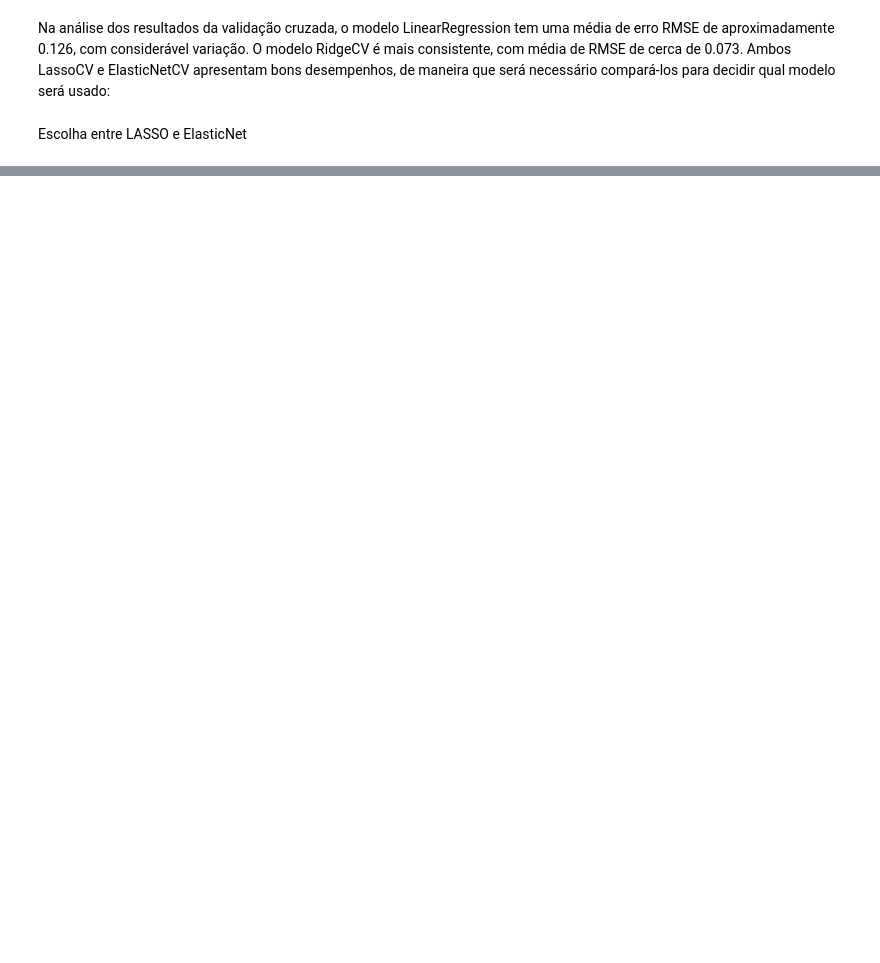
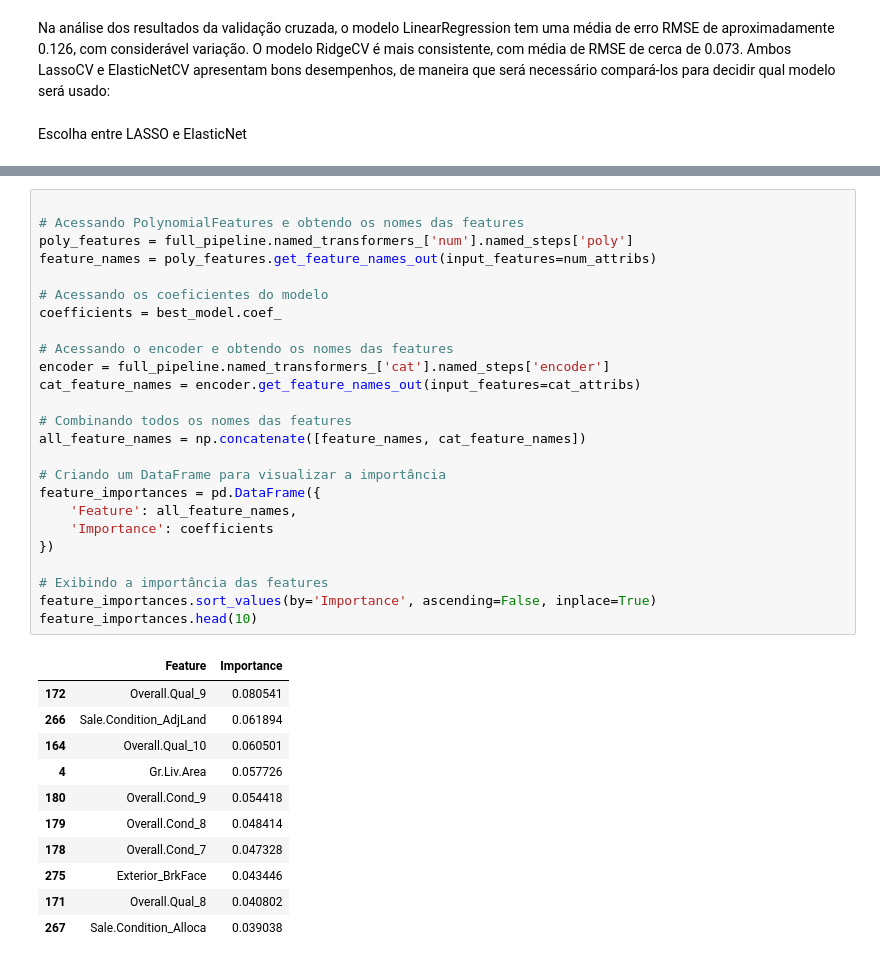
Before and after one commit to ArthurCisotto/Projeto1_MachineLearning_23.2, a Jupyter notebook: notebooks/04_projeto.ipynb, the cells around one changed output, grey strips where cells are left out. Saved outputs shown, nothing was run; the diff lists cells and outputs as text; blank space fills up the shorter version.

```diff
--- a/notebooks/04_projeto.ipynb
+++ b/notebooks/04_projeto.ipynb
@@ -1068,0 +1117,37 @@ print(accuracy)
+# %%
+
+# Acessando PolynomialFeatures e obtendo os nomes das features
+poly_features = full_pipeline.named_transformers_['num'].named_steps['poly']
+feature_names = poly_features.get_feature_names_out(input_features=num_attribs)
+
+# Acessando os coeficientes do modelo
+coefficients = best_model.coef_
+
+# Acessando o encoder e obtendo os nomes das features
+encoder = full_pipeline.named_transformers_['cat'].named_steps['encoder']
+cat_feature_names = encoder.get_feature_names_out(input_features=cat_attribs)
+
+# Combinando todos os nomes das features
+all_feature_names = np.concatenate([feature_names, cat_feature_names])
+
+# Criando um DataFrame para visualizar a importância
+feature_importances = pd.DataFrame({
+    'Feature': all_feature_names,
+    'Importance': coefficients
+})
+
+# Exibindo a importância das features
+feature_importances.sort_values(by='Importance', ascending=False, inplace=True)
+feature_importances.head(10)
+# %% [output]
+|  | Feature | Importance |
+| 172 | Overall.Qual_9 | 0.080541 |
+| 266 | Sale.Condition_AdjLand | 0.061894 |
+| 164 | Overall.Qual_10 | 0.060501 |
+| 4 | Gr.Liv.Area | 0.057726 |
+| 180 | Overall.Cond_9 | 0.054418 |
+| 179 | Overall.Cond_8 | 0.048414 |
+| 178 | Overall.Cond_7 | 0.047328 |
+| 275 | Exterior_BrkFace | 0.043446 |
+| 171 | Overall.Qual_8 | 0.040802 |
+| 267 | Sale.Condition_Alloca | 0.039038 |
```
Also changed, not shown: parts of 20 cells of this notebook.
